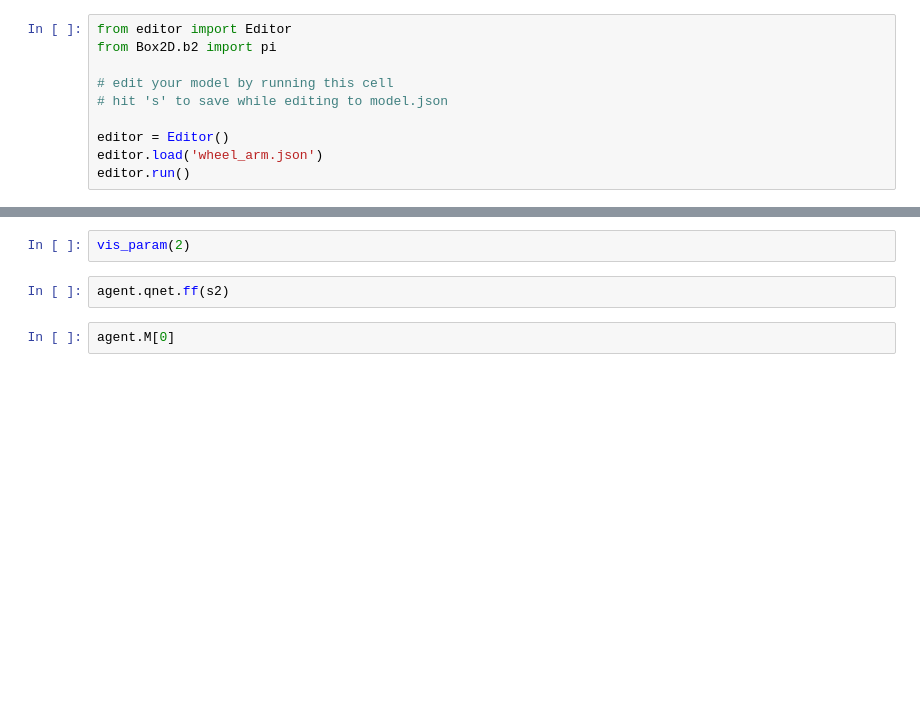
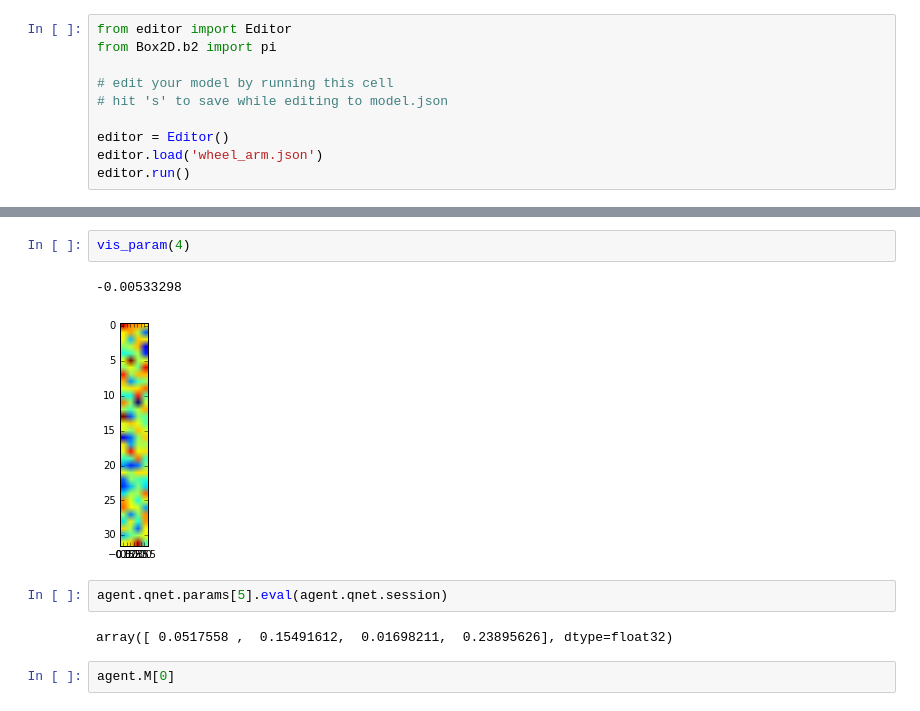
Before and after one commit to JonComo/stumbly, a Jupyter notebook: stumbly.ipynb, the cells around one changed output, grey strips where cells are left out. Cells and saved outputs as stored; diff of their text form; blank space fills up the shorter version.

```diff
--- a/stumbly.ipynb
+++ b/stumbly.ipynb
@@ -277,7 +283,12 @@ engine.close()
 # %%
-vis_param(2)
+vis_param(4)
+# %% [output]
+-0.00533298
+[figure, added]
-# %%
-agent.qnet.ff(s2)
+# %%
+agent.qnet.params[5].eval(agent.qnet.session)
+# %% [output]
+array([ 0.0517558 ,  0.15491612,  0.01698211,  0.23895626], dtype=float32)
 # %%
 agent.M[0]
 # %%
```
Also changed, not shown: parts of 5 cells of this notebook, 1 other file.
